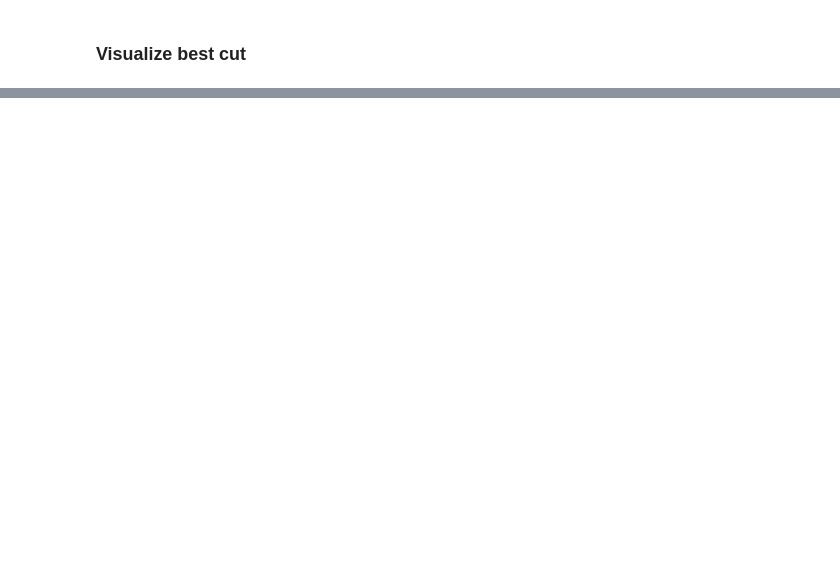
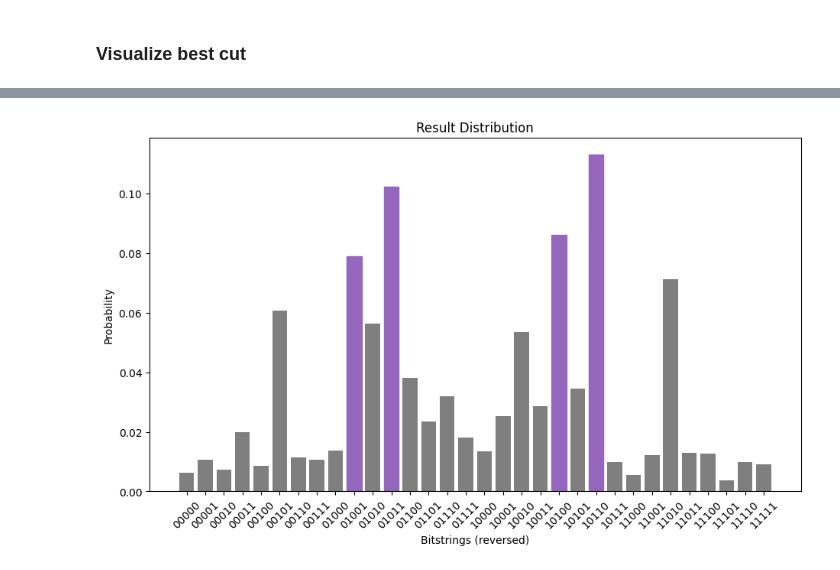
Before and after one commit to t-imamichi/qopt-best-practices, a Jupyter notebook: demos/qiskit_patterns/20240524_UTokyo.ipynb, the cells around one changed output, grey strips where cells are left out. Saved outputs shown, nothing was run; the diff lists cells and outputs as text; code cells hidden in the pictures; blank space fills up the shorter version.

```diff
--- a/demos/qiskit_patterns/20240524_UTokyo.ipynb
+++ b/demos/qiskit_patterns/20240524_UTokyo.ipynb
@@ -373,0 +389,5 @@ plot_result(demo_graph, best_result)
+# %%
+sampler = Sampler(backend=backend)
+# %%
+job = sampler.run(candidate_circuit, shots=int(1e4))
+job.job_id()
@@ -373,0 +396,2 @@ plot_result(demo_graph, best_result)
+# %%
+r_job = service.job(job.job_id())
@@ -373,0 +409,4 @@ plot_result(demo_graph, best_result)
+# %%
+plot_distribution(final_distribution)
+# %% [output]
+[figure, added]
```
Also changed, not shown: parts of 19 cells of this notebook.
